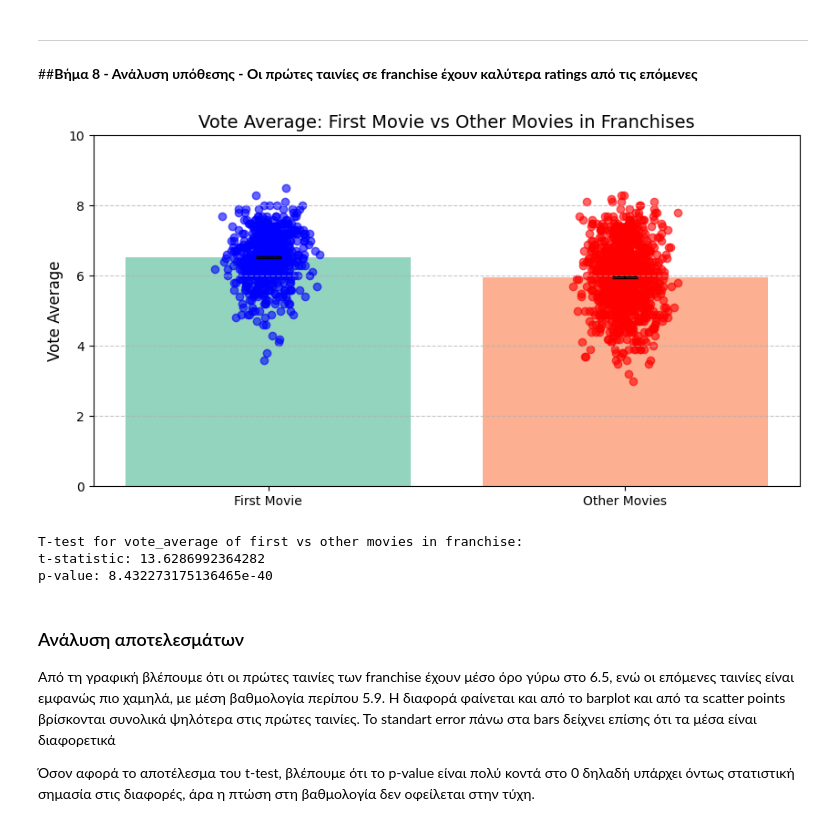
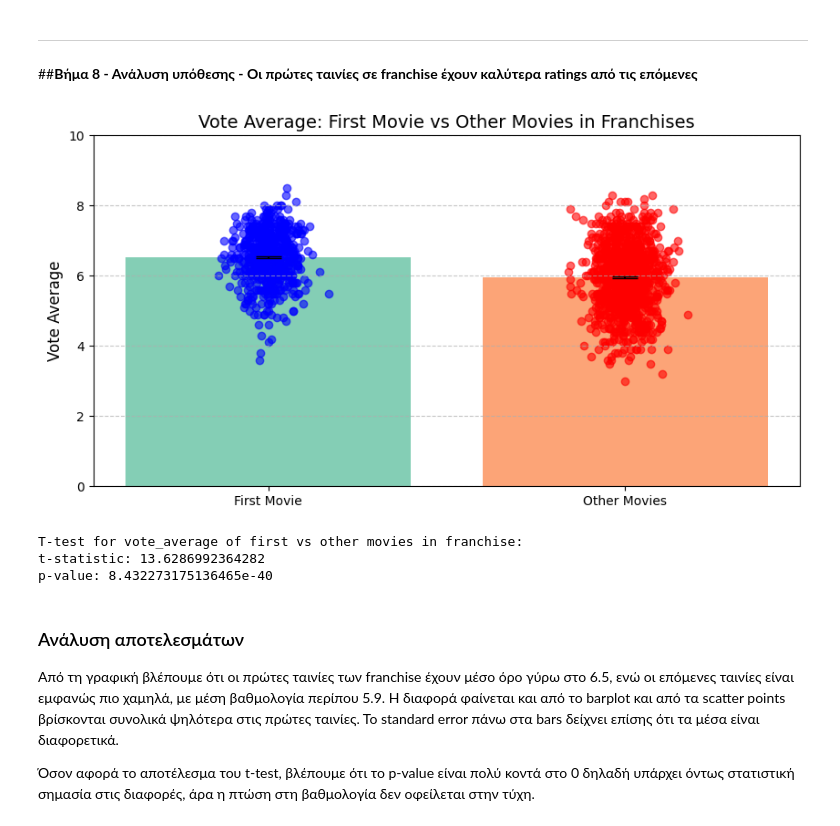
Before and after one commit to BillPapakyriakou/DataMining-Notebooks, a Jupyter notebook: assignment_1B.ipynb, the cells around one changed output. Saved outputs shown, nothing was run; the diff lists cells and outputs as text; code cells hidden in the pictures.

```diff
--- a/assignment_1B.ipynb
+++ b/assignment_1B.ipynb
@@ -444,15 +430,15 @@ from scipy.stats import ttest_ind
 # κρατάμε μόνο τα genres Action και Drama στο dataframe
 dataframe6 = movies[movies['genres'].apply(lambda x: any(d['name'] in ['Action','Drama'] for d in x))].copy()
 
-# φτιάχνουμε στήλη genre που θα περιέχει μόνο το κύριο genre (μερικές ταινίες έχουν πολλά)
-# κρατάμε μόνο αν είναι action ή drama
+# φτιάχνουμε στήλη primary_genre που θα περιέχει μόνο το κύριο genre (μερικές ταινίες έχουν πολλά)
+# κρατάμε μόνο αν είναι action ή drama, δηλαδή primary_genre είναι action ή drama
 def get_primary_genre(genres_list):
     for g in genres_list:
         if g['name'] in ['Action','Drama']:
             return g['name']
     return None
 
-dataframe6['primary_genre'] = dataframe6['genres'].apply(get_primary_genre)  # εφαρμογή φίλτρου - συνάρτησης
+dataframe6['primary_genre'] = dataframe6['genres'].apply(get_primary_genre)  # φιλτράρισμα στο dataframe
 
 # μετατροπή στήλων από string σε αριθμούς και αφαίρεση NaN γραμμών
 dataframe6['revenue'] = pd.to_numeric(dataframe6['revenue'], errors='coerce')
@@ -485,7 +471,7 @@ for i, attr in enumerate(attributes):
         hue='primary_genre',
         errorbar=('ci', 95),
         ax=axes[i],
-        palette='pastel',
+        palette=['#59203E', '#D7403F'],
         legend=False
     )
 
@@ -609,7 +586,7 @@ p-value: 5.1028041411894864e-12
 ##**Βήμα 8 - Ανάλυση υπόθεσης - Οι πρώτες ταινίες σε franchise έχουν καλύτερα ratings από τις επόμενες**
 # %%
 # πρέπει να ξαναγίνει load γιατί χρειαζόμαστε τη στήλη belongs_to_collection
-# την οποία το αρχικό dataframe δεν κρατήσαμε
+# την οποία στο αρχικό dataframe δεν κρατήσαμε
 dataframe8 = pd.read_csv("sample_data/movies_metadata.csv", low_memory=False, on_bad_lines="skip")
 
 # data cleanup (ξανά)
@@ -684,41 +661,42 @@ non_first_movies = franchise_movies[franchise_movies['order_in_series'] > 1]['vo
 
 
 groups = ['First Movie', 'Other Movies']
 means = [first_movies.mean(), non_first_movies.mean()]
+# standard error = σ / sqrt(n)
 errors = [first_movies.std()/np.sqrt(len(first_movies)), non_first_movies.std()/np.sqrt(len(non_first_movies))]
 
 plt.figure(figsize=(10,5))
 
 # bar plot με μέσο όρο vote_average και error bars (2 μπάρες μια για first και μια για other movies in franchise)
-bars = plt.bar(groups, means, yerr=errors, color=['#66c2a5', '#fc8d62'], capsize=10, alpha=0.7)
+bars = plt.bar(groups, means, yerr=errors, color=['#66c2a3', '#fc8d55'], capsize=10, alpha=0.8)
 
 # κάνουμε scatter τα points πάνω στο bar plot
 # χρήση np.random.normal ώστε τα σημεία να μην κάνουν overlap
 plt.scatter(np.random.normal(0, 0.05, len(first_movies)), first_movies, color='blue', alpha=0.6)
 plt.scatter(np.random.normal(1, 0.05, len(non_first_movies)), non_first_movies, color='red', alpha=0.6)
 
 plt.ylabel("Vote Average", fontsize=12)
 plt.title("Vote Average: First Movie vs Other Movies in Franchises", fontsize=14)
 plt.ylim(0, 10)
 plt.grid(axis='y', linestyle='--', alpha=0.7)
 plt.show()
 
 
 # t-test
 t_stat, p_val = ttest_ind(first_movies, non_first_movies, equal_var=False)
 
 print("")
 print("T-test for vote_average of first vs other movies in franchise:")
 print("t-statistic:", t_stat)
 print("p-value:", p_val)
 # %% [output]
-[figure, old version]
+[figure, new version]
 T-test for vote_average of first vs other movies in franchise:
 t-statistic: 13.6286992364282
 p-value: 8.432273175136465e-40
 # %% [markdown]
 ### Ανάλυση αποτελεσμάτων
 
-Από τη γραφική βλέπουμε ότι οι πρώτες ταινίες των franchise έχουν μέσο όρο γύρω στο 6.5, ενώ οι επόμενες ταινίες είναι εμφανώς πιο χαμηλά, με μέση βαθμολογία περίπου 5.9. Η διαφορά φαίνεται και από το barplot και από τα scatter points βρίσκονται συνολικά ψηλότερα στις πρώτες ταινίες. Το standart error πάνω στα bars δείχνει επίσης ότι τα μέσα είναι διαφορετικά
+Από τη γραφική βλέπουμε ότι οι πρώτες ταινίες των franchise έχουν μέσο όρο γύρω στο 6.5, ενώ οι επόμενες ταινίες είναι εμφανώς πιο χαμηλά, με μέση βαθμολογία περίπου 5.9. Η διαφορά φαίνεται και από το barplot και από τα scatter points βρίσκονται συνολικά ψηλότερα στις πρώτες ταινίες. Το standard error πάνω στα bars δείχνει επίσης ότι τα μέσα είναι διαφορετικά.
 
 Όσον αφορά το αποτέλεσμα του t-test, βλέπουμε ότι το p-value είναι πολύ κοντά στο 0 δηλαδή υπάρχει όντως στατιστική σημασία στις διαφορές, άρα η πτώση στη βαθμολογία δεν οφείλεται στην τύχη.
```
Also changed, not shown: parts of 12 cells of this notebook.
